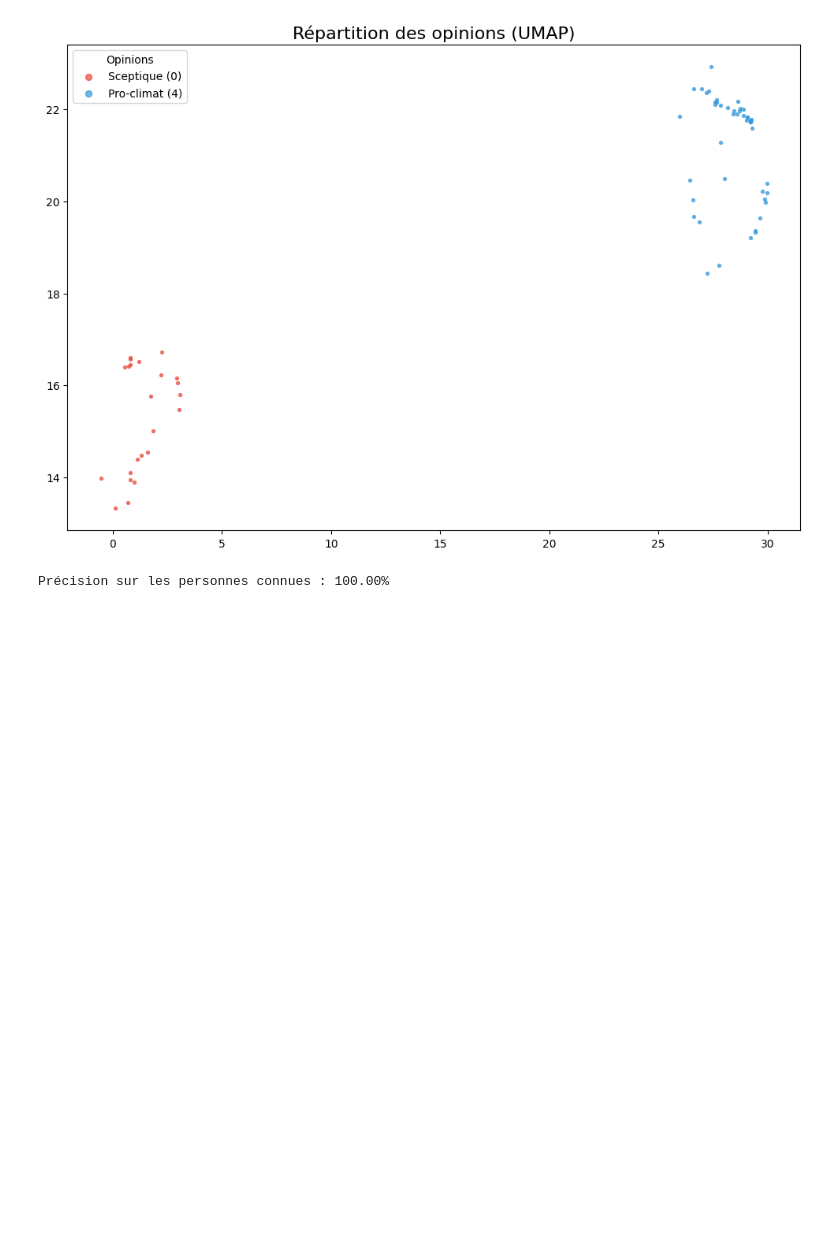
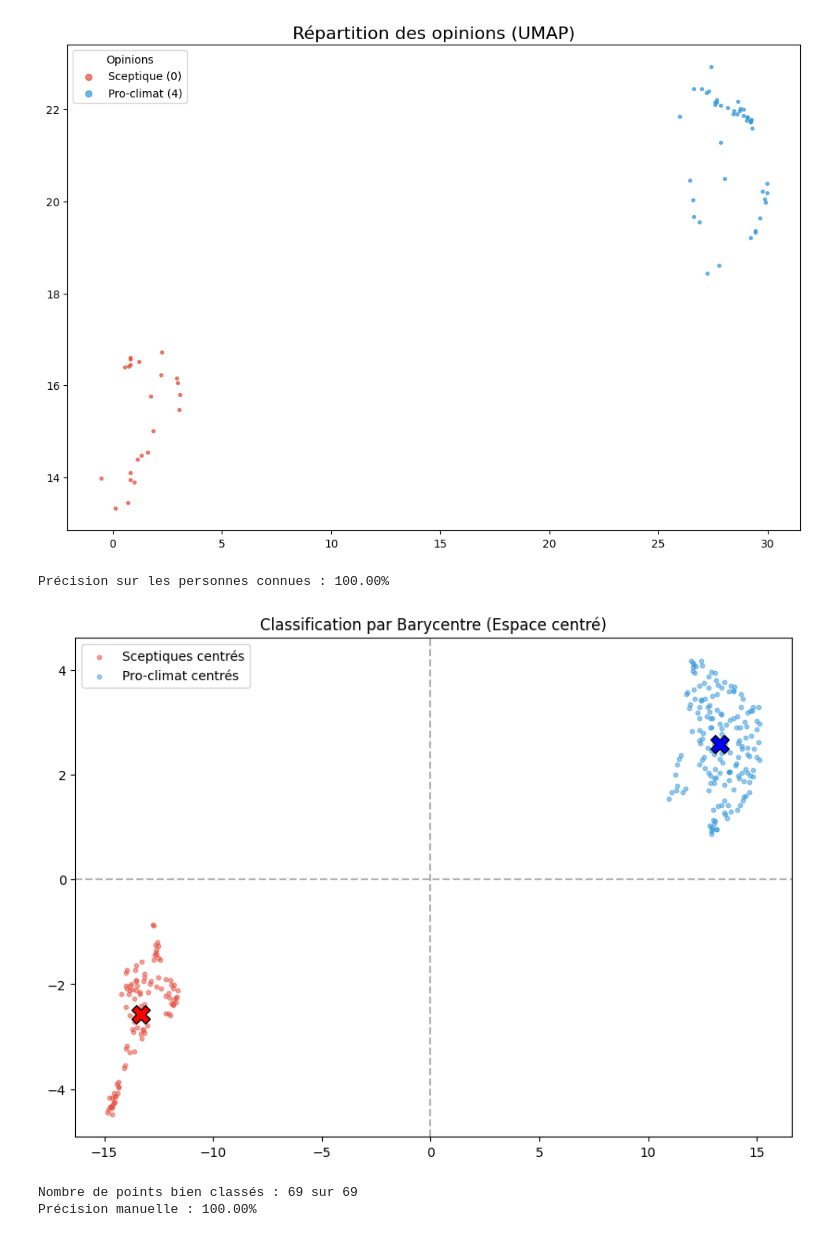
Before and after one commit to MenadAcheraiou/embeddingGraphesIA, a Jupyter notebook: Untitled1.ipynb, the cells around one changed output. Cells and saved outputs as stored; diff of their text form; code cells hidden in the pictures; blank space fills up the shorter version.

Commit message:
barycentre

```diff
--- a/Untitled1.ipynb
+++ b/Untitled1.ipynb
@@ -223,0 +238,31 @@ Précision sur les personnes connues : 100.00%
+# %%
+points_scep = train_embedding_tot[mask_scep]
+points_pro = train_embedding_tot[mask_pro]
+# %%
+bary_scep = np.mean(points_scep, axis=0)
+bary_pro = np.mean(points_pro, axis=0)
+# %%
+centre_global = (bary_scep + bary_pro) / 2
+train_embedding_centre = train_embedding_tot - centre_global
+# %%
+bary_scep_c = bary_scep - centre_global
+bary_pro_c = bary_pro - centre_global
+# %%
+# 4. VISUALISATION
+plt.figure(figsize=(10, 7))
+plt.scatter(points_scep[:,0] - centre_global[0], points_scep[:,1] - centre_global[1],
+            c='#e74c3c', s=10, alpha=0.5, label='Sceptiques centrés')
+plt.scatter(points_pro[:,0] - centre_global[0], points_pro[:,1] - centre_global[1],
+            c='#3498db', s=10, alpha=0.5, label='Pro-climat centrés')
+
+# Affichage des centres
+plt.scatter(bary_scep_c[0], bary_scep_c[1], c='red', marker='X', s=200, edgecolors='black')
+plt.scatter(bary_pro_c[0], bary_pro_c[1], c='blue', marker='X', s=200, edgecolors='black')
+
+plt.axhline(0, color='black', linestyle='--', alpha=0.3)
+plt.axvline(0, color='black', linestyle='--', alpha=0.3)
+plt.title("Classification par Barycentre (Espace centré)")
+plt.legend()
+plt.show()
+# %% [output]
+[figure, added]
@@ -223,0 +283,17 @@ Précision sur les personnes connues : 100.00%
+# %%
+
+predictions = []
+for point in test_emb_tot:
+    predictions.append(predire_classe(point, bary_scep, bary_pro))
+
+predictions = np.array(predictions)
+
+
+nb_correct = np.sum(predictions == test_opinions_np_tot)
+accuracy_manuelle = nb_correct / len(test_opinions_np_tot)
+
+print(f"Nombre de points bien classés : {nb_correct} sur {len(test_opinions_np_tot)}")
+print(f"Précision manuelle : {accuracy_manuelle * 100:.2f}%")
+# %% [output]
+Nombre de points bien classés : 69 sur 69
+Précision manuelle : 100.00%
```
Also changed, not shown: parts of 5 cells of this notebook, 1 other file.
